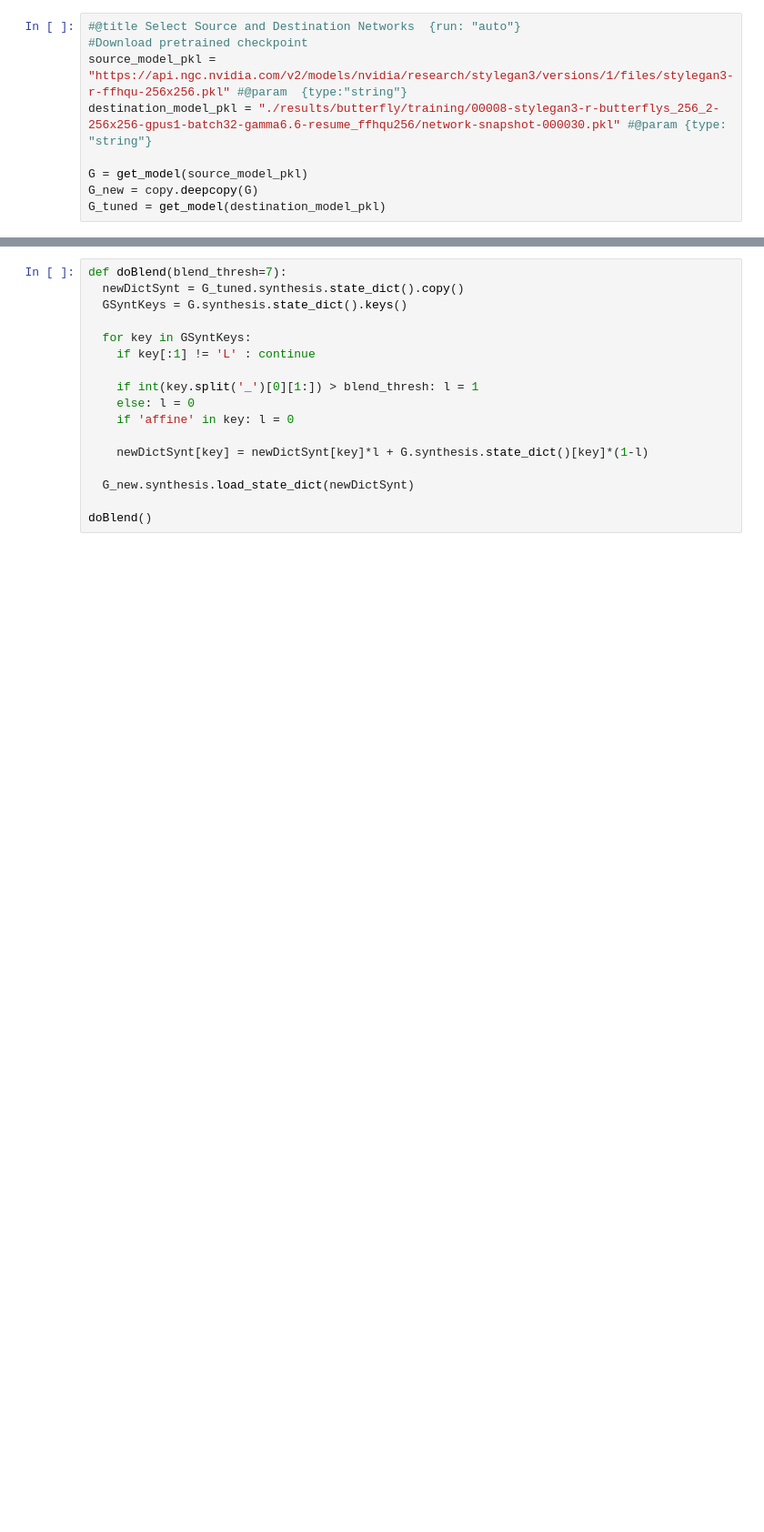
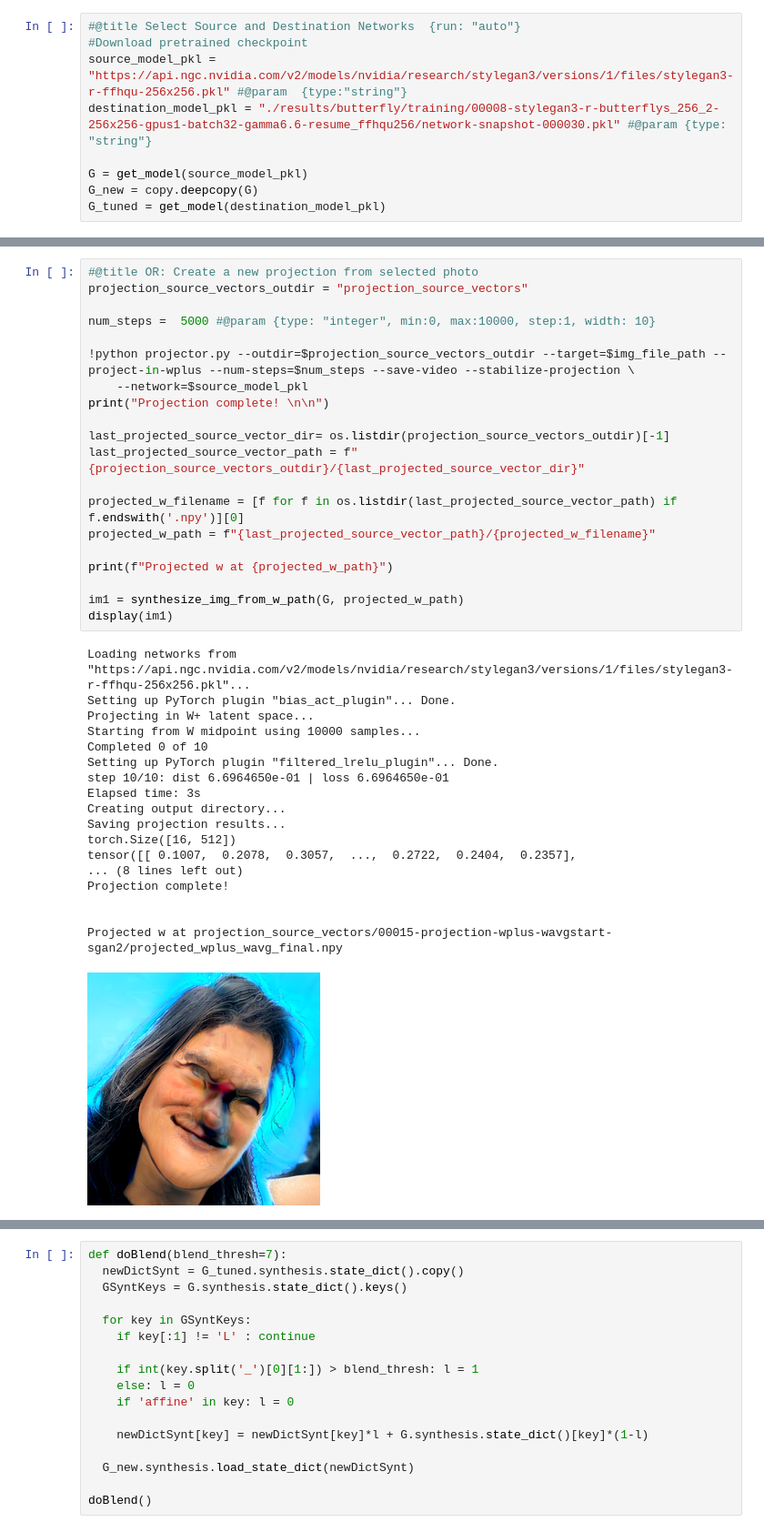
Before and after one commit to adamdavidcole/stylegan3-fun-blend, a Jupyter notebook: blend.ipynb, the cells around one changed output, grey strips where cells are left out. Shown at 91% size. Saved outputs shown, nothing was run; the diff lists cells and outputs as text; blank space fills up the shorter version.

Commit message:
Building a more useful tool step by step

```diff
--- a/blend.ipynb
+++ b/blend.ipynb
@@ -450,0 +553,39 @@ G_tuned = get_model(destination_model_pkl)
+# %%
+#@title OR: Create a new projection from selected photo
+projection_source_vectors_outdir = "projection_source_vectors"
+
+num_steps =  5000 #@param {type: "integer", min:0, max:10000, step:1, width: 10}
+
+!python projector.py --outdir=$projection_source_vectors_outdir --target=$img_file_path --project-in-wplus --num-steps=$num_steps --save-video --stabilize-projection \
+    --network=$source_model_pkl
+print("Projection complete! \n\n")
+
+last_projected_source_vector_dir= os.listdir(projection_source_vectors_outdir)[-1]
+last_projected_source_vector_path = f"{projection_source_vectors_outdir}/{last_projected_source_vector_dir}"
+
+projected_w_filename = [f for f in os.listdir(last_projected_source_vector_path) if f.endswith('.npy')][0]
+projected_w_path = f"{last_projected_source_vector_path}/{projected_w_filename}"
+
+print(f"Projected w at {projected_w_path}")
+
+im1 = synthesize_img_from_w_path(G, projected_w_path)
+display(im1)
+# %% [output]
+Loading networks from "https://api.ngc.nvidia.com/v2/models/nvidia/research/stylegan3/versions/1/files/stylegan3-r-ffhqu-256x256.pkl"...
+Setting up PyTorch plugin "bias_act_plugin"... Done.
+Projecting in W+ latent space...
+Starting from W midpoint using 10000 samples...
+Completed 0 of 10
+Setting up PyTorch plugin "filtered_lrelu_plugin"... Done.
+step 10/10: dist 6.6964650e-01 | loss 6.6964650e-01
+Elapsed time: 3s
+Creating output directory...
+Saving projection results...
+torch.Size([16, 512])
+tensor([[ 0.1007,  0.2078,  0.3057,  ...,  0.2722,  0.2404,  0.2357],
+... (8 lines left out)
+Projection complete!
+
+
+Projected w at projection_source_vectors/00015-projection-wplus-wavgstart-sgan2/projected_wplus_wavg_final.npy
+[figure, added]
```
Also changed, not shown: parts of 11 cells of this notebook.
